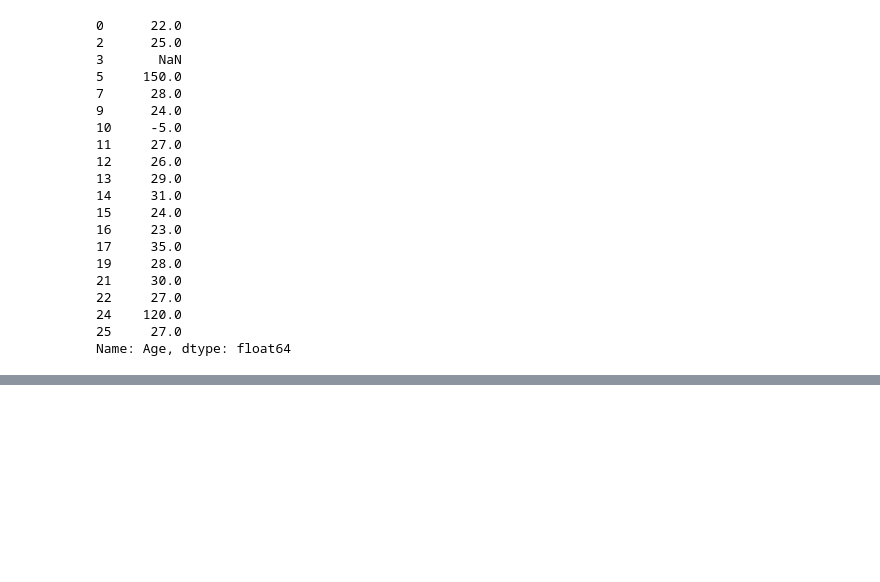
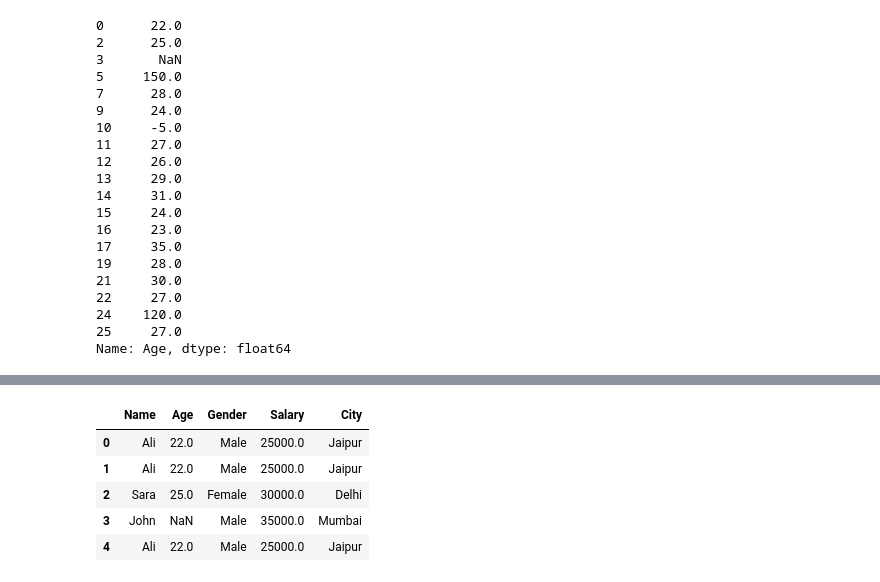
Before and after one commit to ankit-kr-maurya-82/Data-Science, a Jupyter notebook: day9.ipynb, the cells around one changed output, grey strips where cells are left out. Saved outputs shown, nothing was run; the diff lists cells and outputs as text; code cells hidden in the pictures; blank space fills up the shorter version.

```diff
--- a/day9.ipynb
+++ b/day9.ipynb
@@ -651,0 +656,3 @@ Name: Age, dtype: float64
+# %%
+data=pd.read_csv("person.csv")
+data
@@ -651,0 +677,9 @@ Name: Age, dtype: float64
+# %%
+data.head()
+# %% [output]
+|  | Name | Age | Gender | Salary | City |
+| 0 | Ali | 22.0 | Male | 25000.0 | Jaipur |
+| 1 | Ali | 22.0 | Male | 25000.0 | Jaipur |
+| 2 | Sara | 25.0 | Female | 30000.0 | Delhi |
+| 3 | John | NaN | Male | 35000.0 | Mumbai |
+| 4 | Ali | 22.0 | Male | 25000.0 | Jaipur |
```
Also changed, not shown: parts of 12 cells of this notebook, 1 other file.
